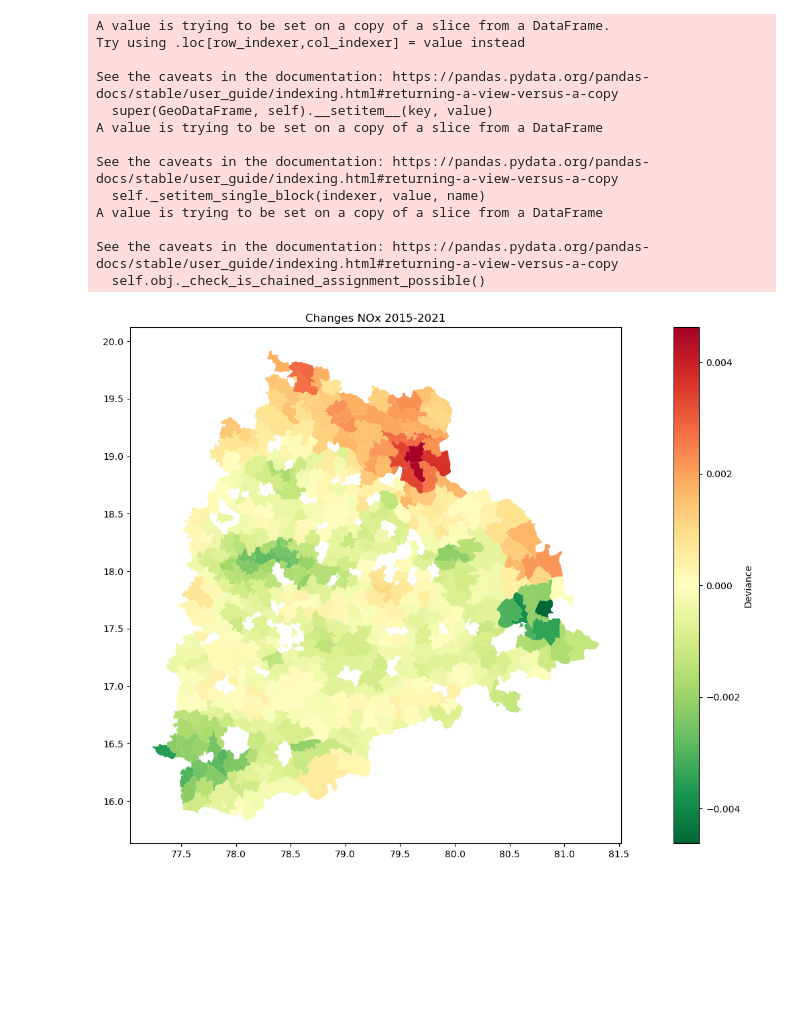
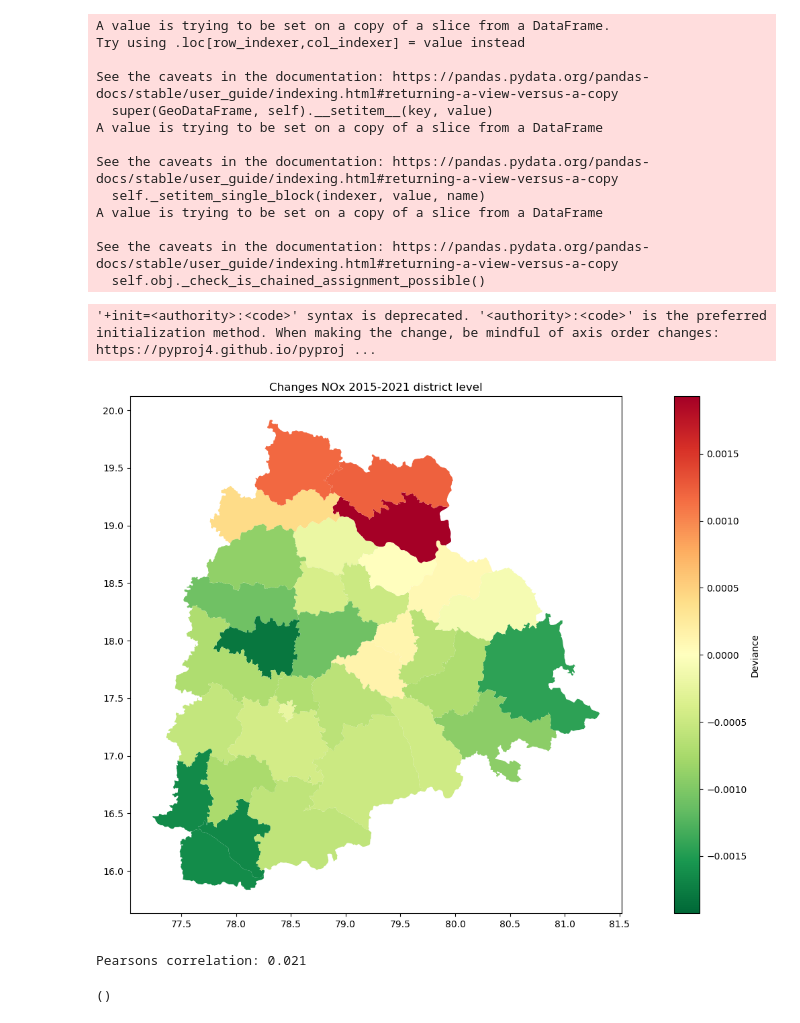
Before and after one commit to undpindia/dicra, a Jupyter notebook: analytics/sandbox/notebooks/crop_fires/DPPD_Jesse/NOx/NOx.ipynb, the cells around one changed output. Saved outputs shown, nothing was run; the diff lists cells and outputs as text; code cells hidden in the pictures; blank space fills up the shorter version.

```diff
--- a/analytics/sandbox/notebooks/crop_fires/DPPD_Jesse/NOx/NOx.ipynb
+++ b/analytics/sandbox/notebooks/crop_fires/DPPD_Jesse/NOx/NOx.ipynb
@@ -18,7 +20,9 @@ os.chdir('c:\\Users\\Jesse\\OneDrive\\Documenten\\Master BAOR\\Thesis\\GitHub\\d
 mandal_boundaries = gpd.read_file('mandal_boundaries.shp')
 mandal_boundaries = mandal_boundaries.reset_index()
 
-os.chdir('c:\\Users\\Jesse\\OneDrive\\Documenten\\Nitrogen Dioxide')
+os.chdir('c:\\Users\\Jesse\\OneDrive\\Documenten\\Master BAOR\\Thesis\\GitHub\\dicra\\src\\data_preprocessing\\tsdm\\')
+district_boundaries = gpd.read_file('District_Boundary.shp')
+district_boundaries = district_boundaries.reset_index()
 # %%
 def Trend_Score(df, index:int):
     """Determines the trend score of a polygon it takes as input a dataframe that counts the fires per region per month and the index of a specific region and returns
@@ -98,4 +188,10 @@ See the caveats in the documentation: https://pandas.pydata.org/pandas-docs/stab
   self.obj._check_is_chained_assignment_possible()
 # %%
 os.chdir('c:\\Users\\Jesse\\OneDrive\\Documenten\\Master BAOR\\Thesis\\GitHub\\dicra\\analytics\\notebooks\\crop_fires\\DPPD_Jesse\\NOx')
-NOx_df = pd.read_csv('NOx_years.csv', index_col=0)
+NOx_df = pd.read_csv('NOx_years_district.csv', index_col=0)
+correlation(NOx_df, 2021, 'NOx', district_boundaries, 'Dist_Name')
+# %% [output]
+'+init=<authority>:<code>' syntax is deprecated. '<authority>:<code>' is the preferred initialization method. When making the change, be mindful of axis order changes: https://pyproj4.github.io/pyproj ...
+[figure, added]
+Pearsons correlation: 0.021
+()
@@ -104,47 +198 @@ NOx_df['ModifiedDateTime'] = pd.to_datetime(NOx_df['ModifiedDateTime'])
-# %%
-#We will loop over all boundaries and calculate it's deviant score
-ids= []
-scores = []
-
-for i in NOx_df.columns[1:-1]:
-    ids.append(i)
-    #We use the previously defined function in order to calculate the trend score per specific area
-    score = Trend_Score(NOx_df, i)
-    scores.append(score)
-
-#Create a Dataframe from the scores
-DPPD_df = pd.DataFrame({'index': ids, 'Slope Score': scores})
-
-#Only select the regions that do not have unknown scores
-DPPD_df = DPPD_df[DPPD_df['Slope Score'] != 'Unknown']
-
-DPPD_df['index'] = DPPD_df['index'].astype(int)
-
-#We merge the dataframe with the boundaries dataframe such that we have the geometry variable
-DPPD_df = DPPD_df.merge(mandal_boundaries[['index', 'geometry']], how='left', on=['index'])
-
-#Making sure data has the right type
-DPPD_df = gpd.GeoDataFrame(DPPD_df, geometry = DPPD_df.geometry, crs = {'init': 'epsg:4326'})
-DPPD_df['Slope Score'] = DPPD_df['Slope Score'].astype('float')
-
-#Define text for the plots
-text = 'Changes NOx 2015-2021'
-ranges = max(abs(DPPD_df['Slope Score'].min()), (DPPD_df['Slope Score'].max()))
-vmin, vmax, vcenter = ranges*-1 , ranges, 0
-norm = TwoSlopeNorm(vmin= vmin , vcenter=vcenter, vmax= vmax)
-# create a normalized colorbar
-cmap = 'RdYlGn_r'
-cbar = plt.cm.ScalarMappable(norm=norm, cmap=cmap)
-DPPD_df.plot(column = 'Slope Score',
-                    legend = True,
-                    figsize = [20,10],\
-                    legend_kwds = {'label': 'Deviance'},
-                    cmap = 'RdYlGn_r',
-                    norm = norm)
-plt.title(text)
-os.chdir('c:\\Users\\Jesse\\OneDrive\\Documenten\\Master BAOR\\Thesis\\GitHub\\dicra\\analytics\\notebooks\\crop_fires\\DPPD_Jesse\\NOx\\result')
-plt.savefig(text + '.png', bbox_inches='tight')
-plt.show()
-# %% [output]
-[figure, removed]
 # %%
```
Also changed, not shown: parts of 7 cells of this notebook, 31 other files.
